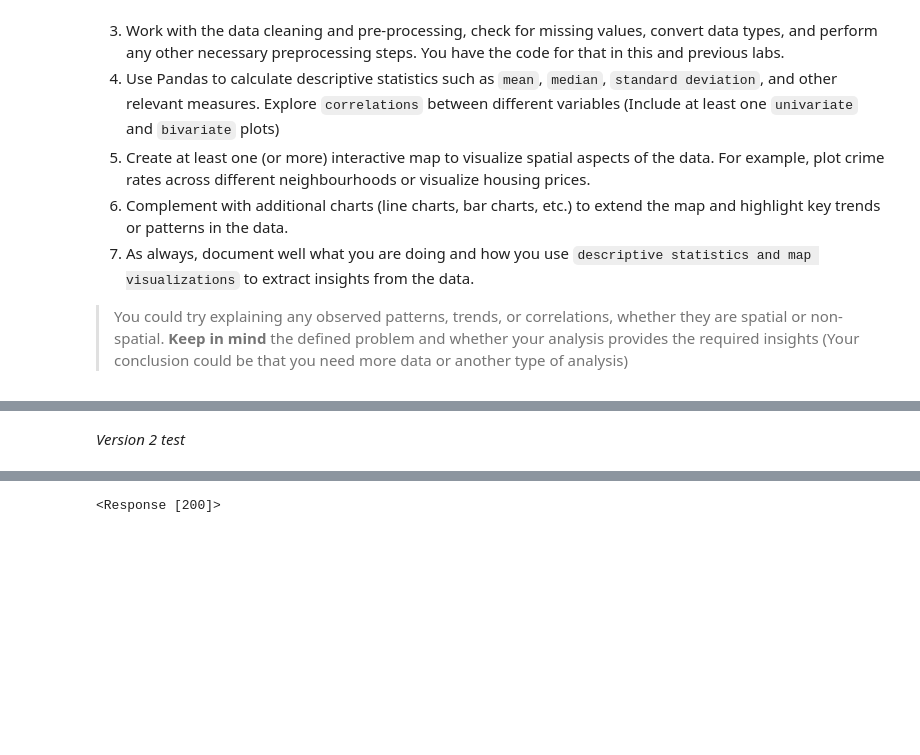
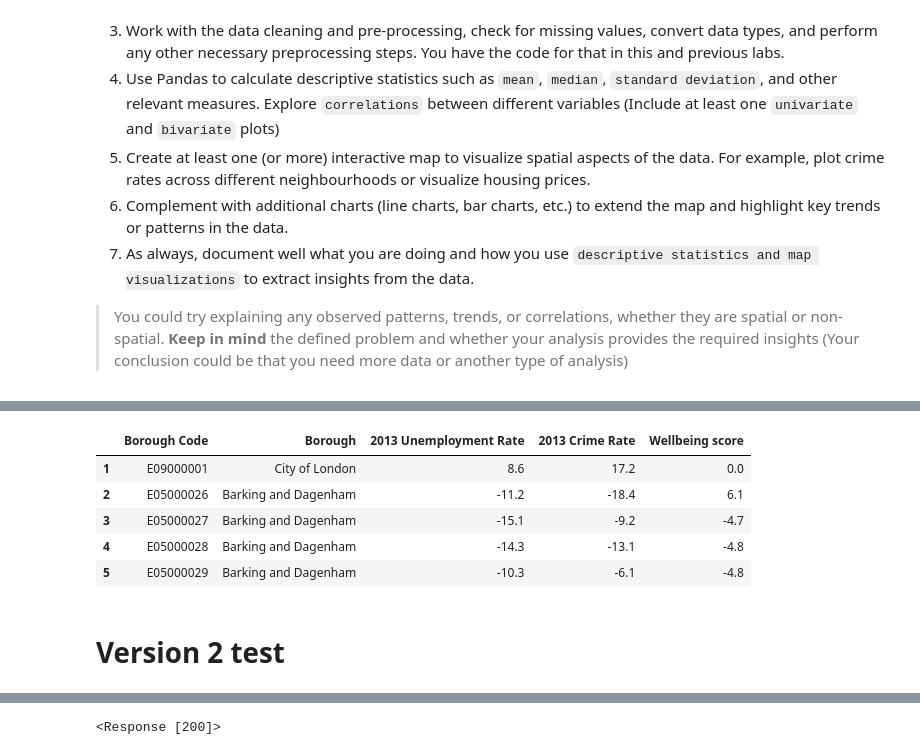
Before and after one commit to MagnusBurnet/UARepo, a Jupyter notebook: Lab 3/UA_LabWorkbook_3.ipynb, the cells around one changed output, grey strips where cells are left out. Saved outputs shown, nothing was run; the diff lists cells and outputs as text; code cells hidden in the pictures; blank space fills up the shorter version.

```diff
--- a/Lab 3/UA_LabWorkbook_3.ipynb
+++ b/Lab 3/UA_LabWorkbook_3.ipynb
@@ -324,2 +367,14 @@ geo_data.explore()
+# %%
+#rename collums and drop first row
+london_data = subset.rename(columns={'Unnamed: 1': 'Borough Code','Unnamed: 3': 'Borough', 'Unemployment rate.4': '2013 Unemployment Rate', 'Crime rate - Index.4': '2013 Crime Rate','Subjective well-being average score.4': 'Wellbeing score'})
+london_data = london_data.iloc[1:]
+london_data.head()
+# %% [output]
+|  | Borough Code | Borough | 2013 Unemployment Rate | 2013 Crime Rate | Wellbeing score |
+| 1 | E09000001 | City of London | 8.6 | 17.2 | 0.0 |
+| 2 | E05000026 | Barking and Dagenham | -11.2 | -18.4 | 6.1 |
+| 3 | E05000027 | Barking and Dagenham | -15.1 | -9.2 | -4.7 |
+| 4 | E05000028 | Barking and Dagenham | -14.3 | -13.1 | -4.8 |
+| 5 | E05000029 | Barking and Dagenham | -10.3 | -6.1 | -4.8 |
 # %% [markdown]
-*Version 2 test*
+# Version 2 test
```
Also changed, not shown: parts of 39 cells of this notebook, 4 other files.
